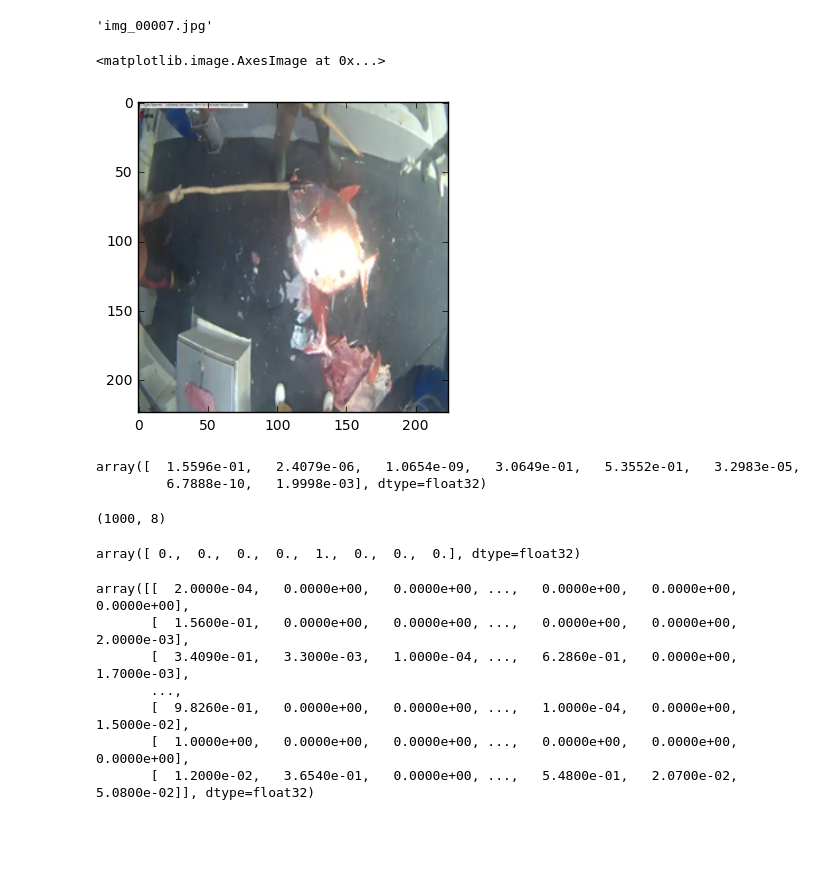
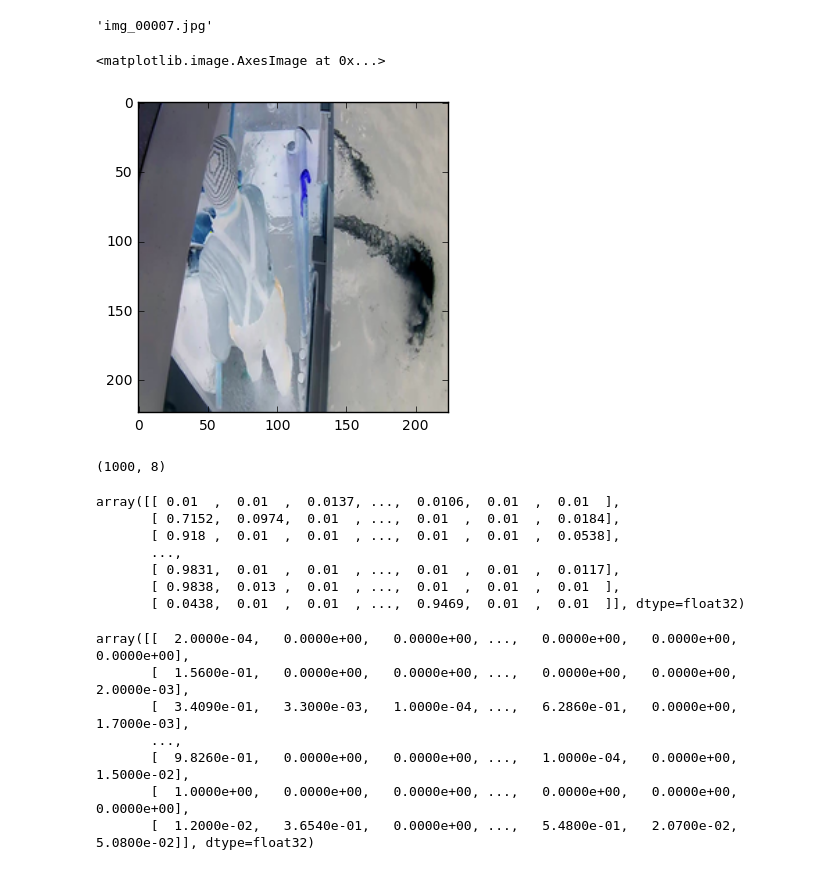
Before and after one commit to jpatdalton/fish, a Jupyter notebook: scripts/starter.ipynb, the cells around one changed output. Saved outputs shown, nothing was run; the diff lists cells and outputs as text; code cells hidden in the pictures; blank space fills up the shorter version.

```diff
--- a/scripts/starter.ipynb
+++ b/scripts/starter.ipynb
@@ -227,7 +354,7 @@ ids[1]
 # %% [output]
 'img_00007.jpg'
 # %%
-plt.imshow(X[5].reshape((224,224,3)))
+plt.imshow(test_X[5].reshape((224,224,3)))
 # %% [output]
 <matplotlib.image.AxesImage at 0x...>
-[figure, old version]
+[figure, new version]
@@ -234,10 +364,5 @@ plt.imshow(X[5].reshape((224,224,3)))
 # %%
 preds = model.predict(np.array(test_X), batch_size=64)
-# %%
-preds[1]
-# %% [output]
-array([  1.5596e-01,   2.4079e-06,   1.0654e-09,   3.0649e-01,   5.3552e-01,   3.2983e-05,
-         6.7888e-10,   1.9998e-03], dtype=float32)
 # %%
 preds.shape
 # %% [output]
@@ -247,4 +369,0 @@ preds_r = np.around(preds, decimals=0)
-# %%
-preds_r[0]
-# %% [output]
-array([ 0.,  0.,  0.,  0.,  1.,  0.,  0.,  0.], dtype=float32)
@@ -251,3 +376,13 @@ array([ 0.,  0.,  0.,  0.,  1.,  0.,  0.,  0.], dtype=float32)
+# %%
+preds
+# %% [output]
+array([[ 0.01  ,  0.01  ,  0.0137, ...,  0.0106,  0.01  ,  0.01  ],
+       [ 0.7152,  0.0974,  0.01  , ...,  0.01  ,  0.01  ,  0.0184],
+       [ 0.918 ,  0.01  ,  0.01  , ...,  0.01  ,  0.01  ,  0.0538],
+       ...,
+       [ 0.9831,  0.01  ,  0.01  , ...,  0.01  ,  0.01  ,  0.0117],
+       [ 0.9838,  0.013 ,  0.01  , ...,  0.01  ,  0.01  ,  0.01  ],
+       [ 0.0438,  0.01  ,  0.01  , ...,  0.9469,  0.01  ,  0.01  ]], dtype=float32)
 # %%
 plt.imshow(X[5].reshape((224,224,3)))
 # %% [output]
```
Also changed, not shown: parts of 40 cells of this notebook.
